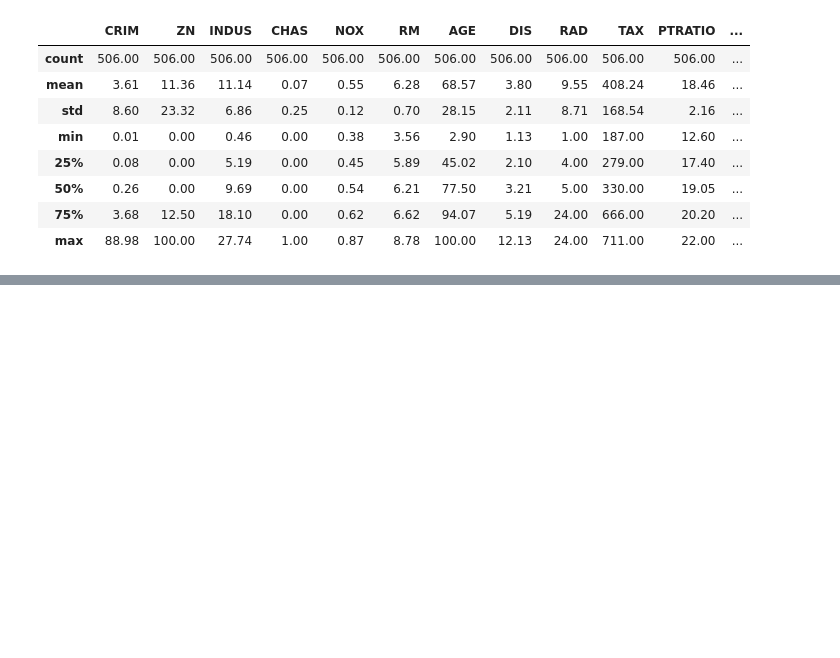
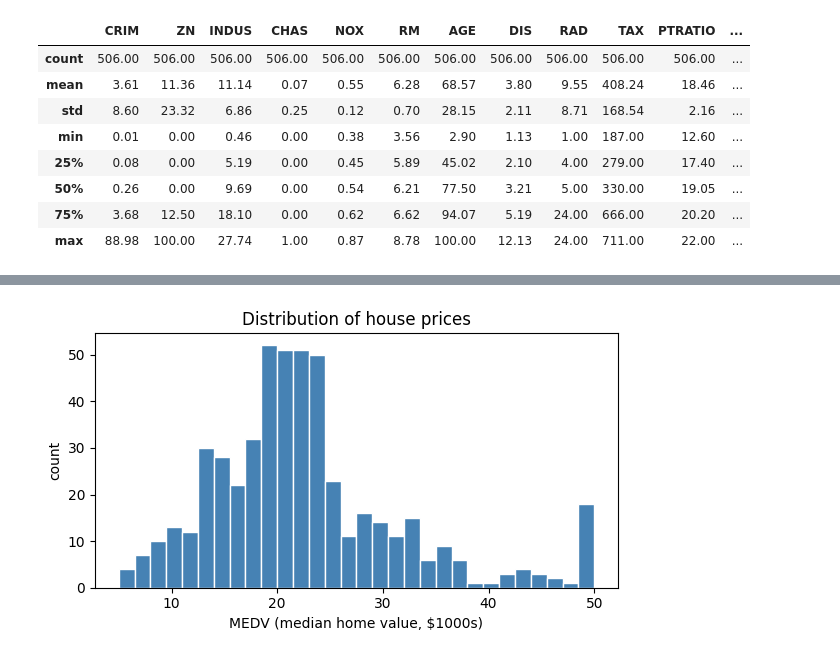
Before and after one commit to meherabmehu/ml-internship-codveda, a Jupyter notebook: level-1-basic/02_linear_regression_house_prices.ipynb, the cells around one changed output, grey strips where cells are left out. Drawn from its saved outputs; the diff is of its cells as text; code cells hidden in the pictures; blank space fills up the shorter version.

Commit message:
add eda and preprocessing for house prices

```diff
--- a/level-1-basic/02_linear_regression_house_prices.ipynb
+++ b/level-1-basic/02_linear_regression_house_prices.ipynb
@@ -58,0 +64,11 @@ missing values: 0
+# %%
+# target distribution
+plt.figure(figsize=(6, 3.5))
+plt.hist(df['MEDV'], bins=30, color='steelblue', edgecolor='white')
+plt.xlabel('MEDV (median home value, $1000s)')
+plt.ylabel('count')
+plt.title('Distribution of house prices')
+plt.tight_layout()
+plt.show()
+# %% [output]
+[figure, added]
```
Also changed, not shown: parts of 4 cells of this notebook.
